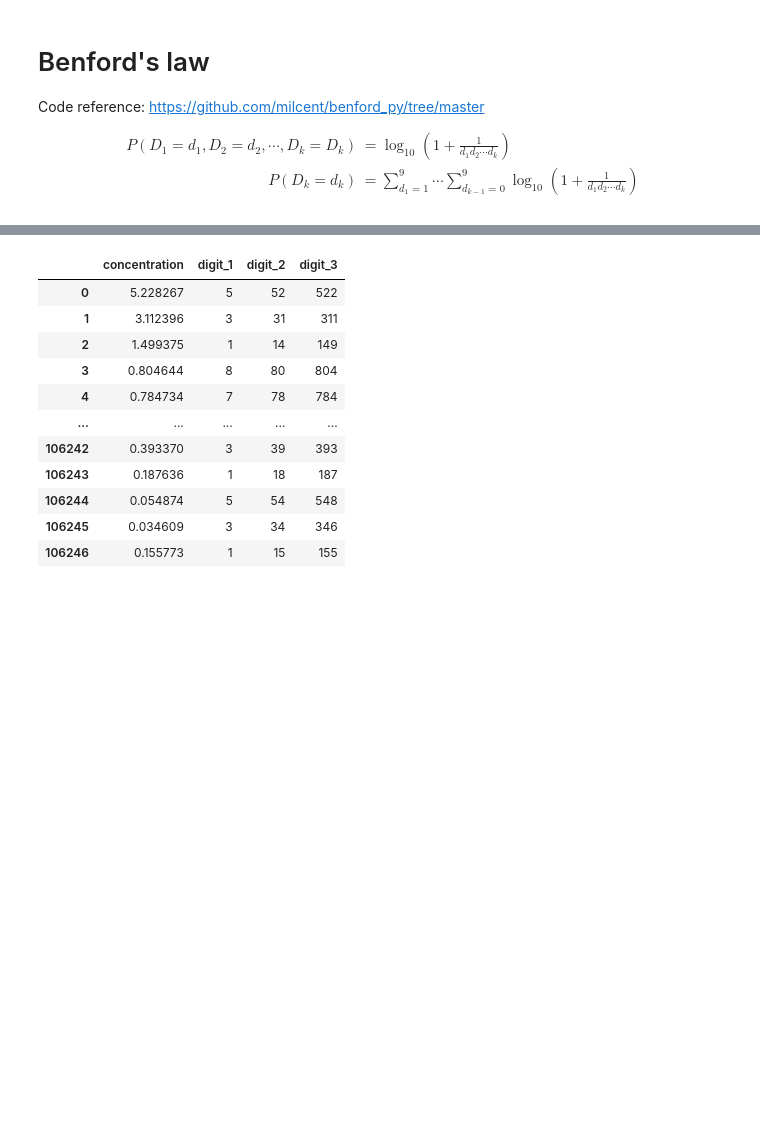
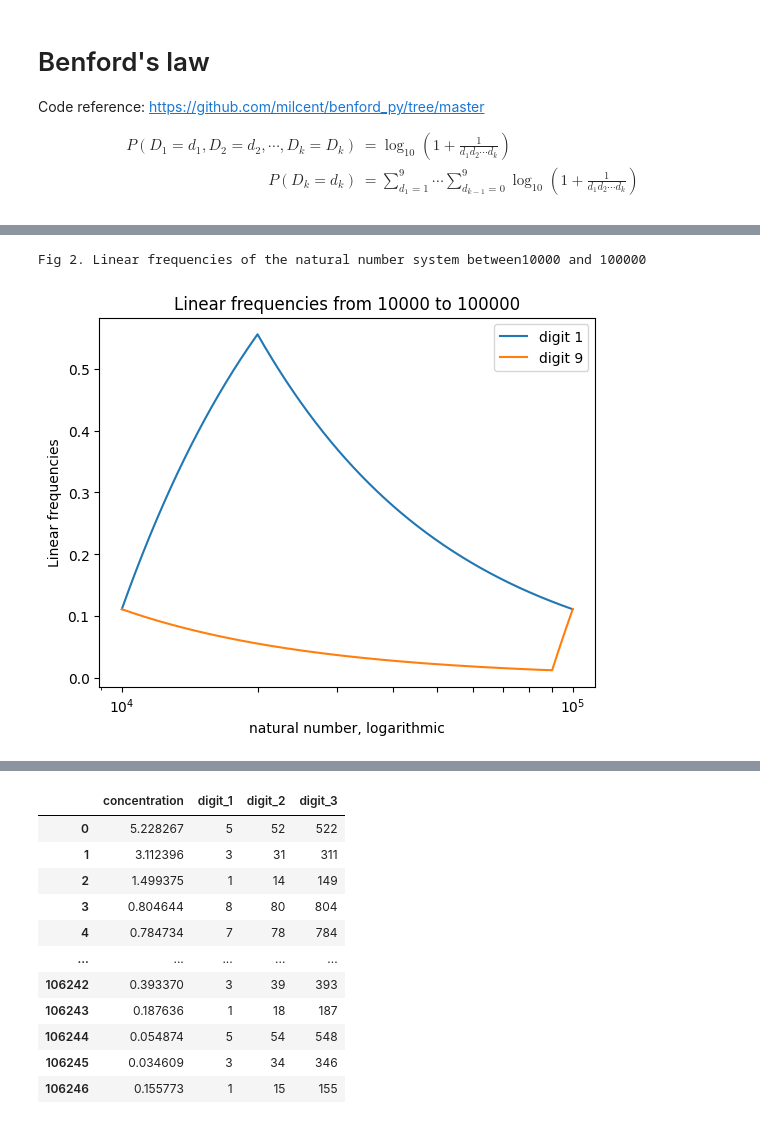
Before and after one commit to yingzibu/Data_Fraud, a Jupyter notebook: Benford/orig_paper_1938_benford_law.ipynb, the cells around one changed output, grey strips where cells are left out. Drawn from its saved outputs; the diff is of its cells as text; code cells hidden in the pictures; blank space fills up the shorter version.

```diff
--- a/Benford/orig_paper_1938_benford_law.ipynb
+++ b/Benford/orig_paper_1938_benford_law.ipynb
@@ -133,0 +263,18 @@ first_n_digits(a, 3), the_nth_digit(a, 3)
+# %%
+print('Fig 2. Linear frequencies of the natural number system between', end='')
+print(f'{min_value} and {max_value-1} \n\n')
+for i in digit_list:
+    plt.plot(np.arange(min_value, max_value),
+             prob_dict[i][min_value-1:max_value-1],
+             label=f'digit {i}')
+
+plt.xscale('log')
+xticks = np.arange(min_value,  max_value, 1e4)
+plt.xticks(xticks)  # Assuming base-10 logarithm
+plt.xlabel('natural number, logarithmic')
+plt.ylabel('Linear frequencies')
+plt.title(f'Linear frequencies from {min_value} to {max_value-1}')
+plt.legend(); plt.show(); plt.close()
+# %% [output]
+Fig 2. Linear frequencies of the natural number system between10000 and 100000
+[figure, added]
```
Also changed, not shown: parts of 17 cells of this notebook.
